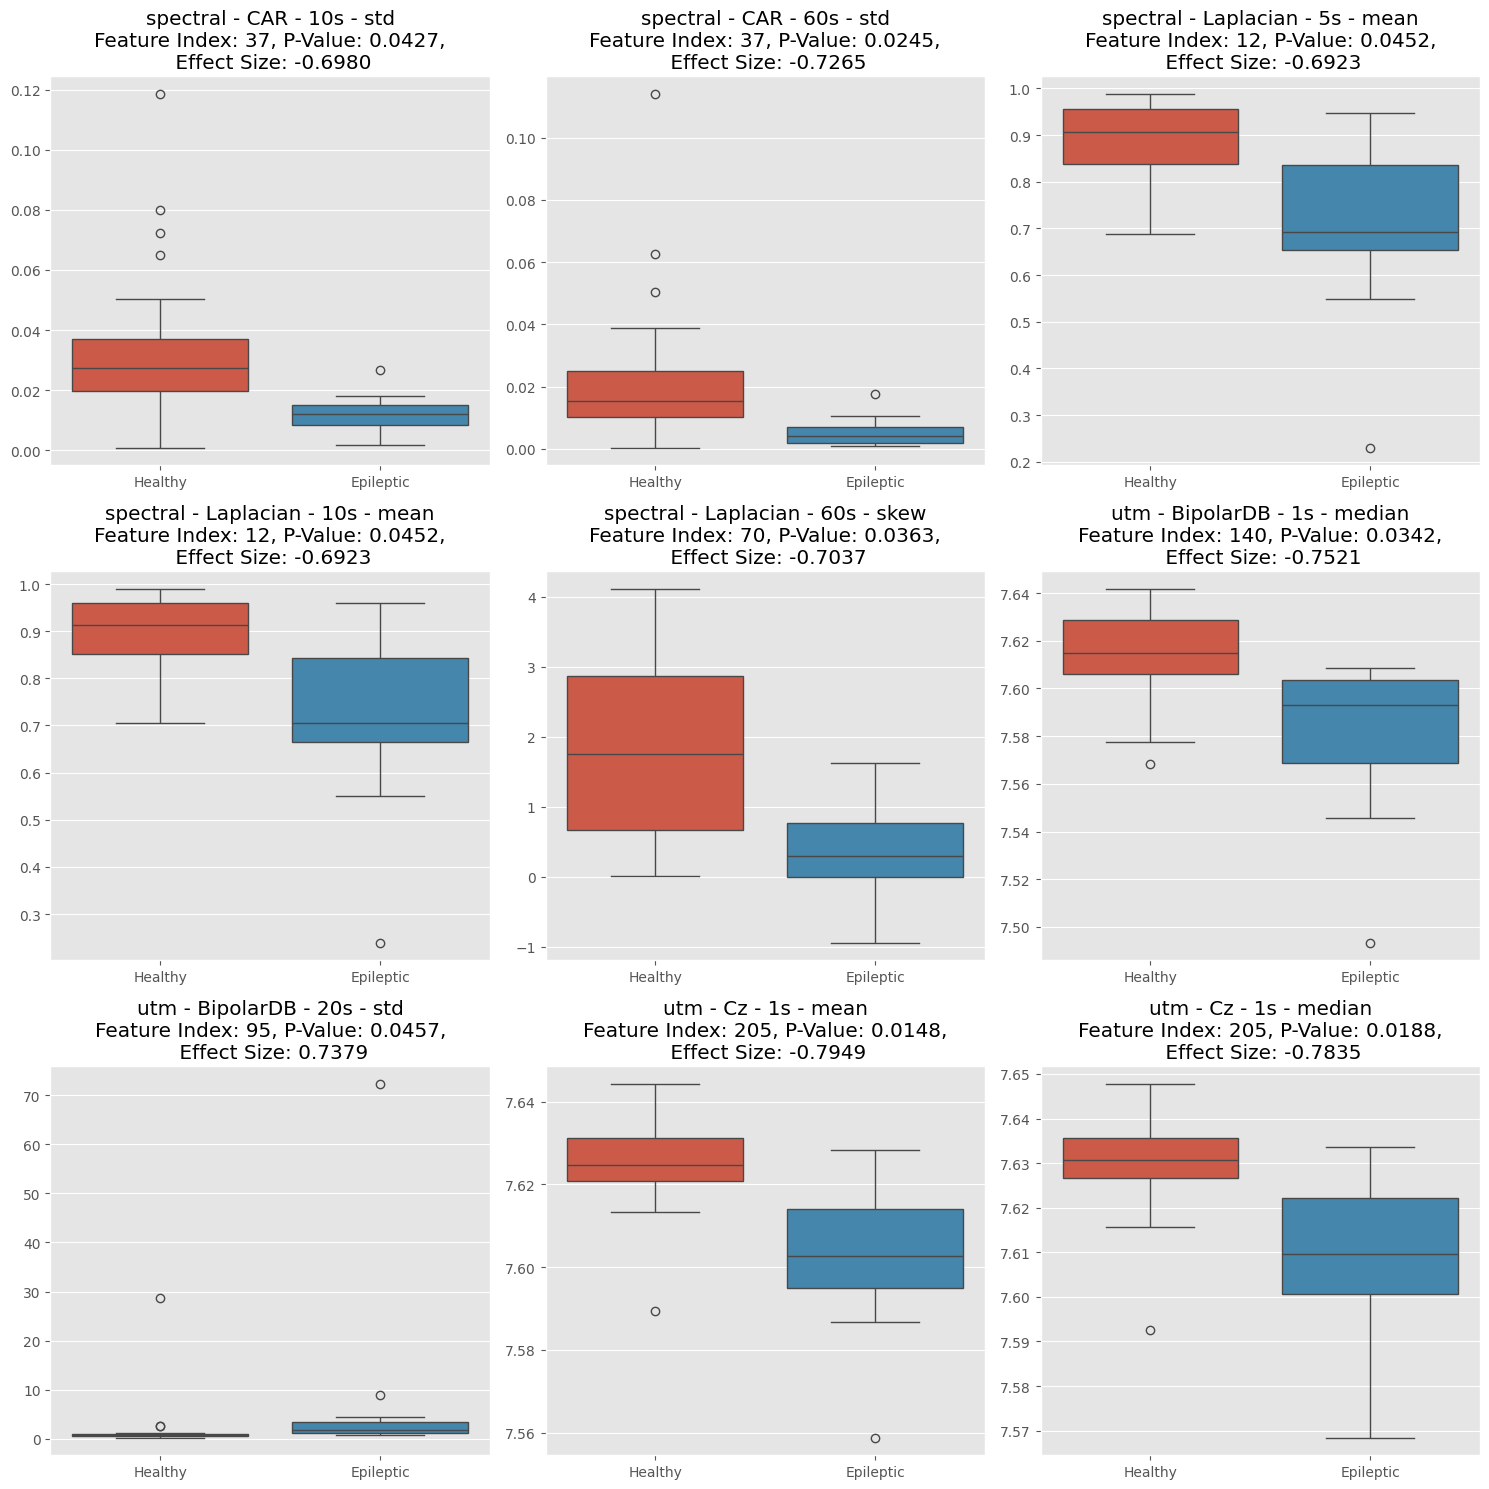
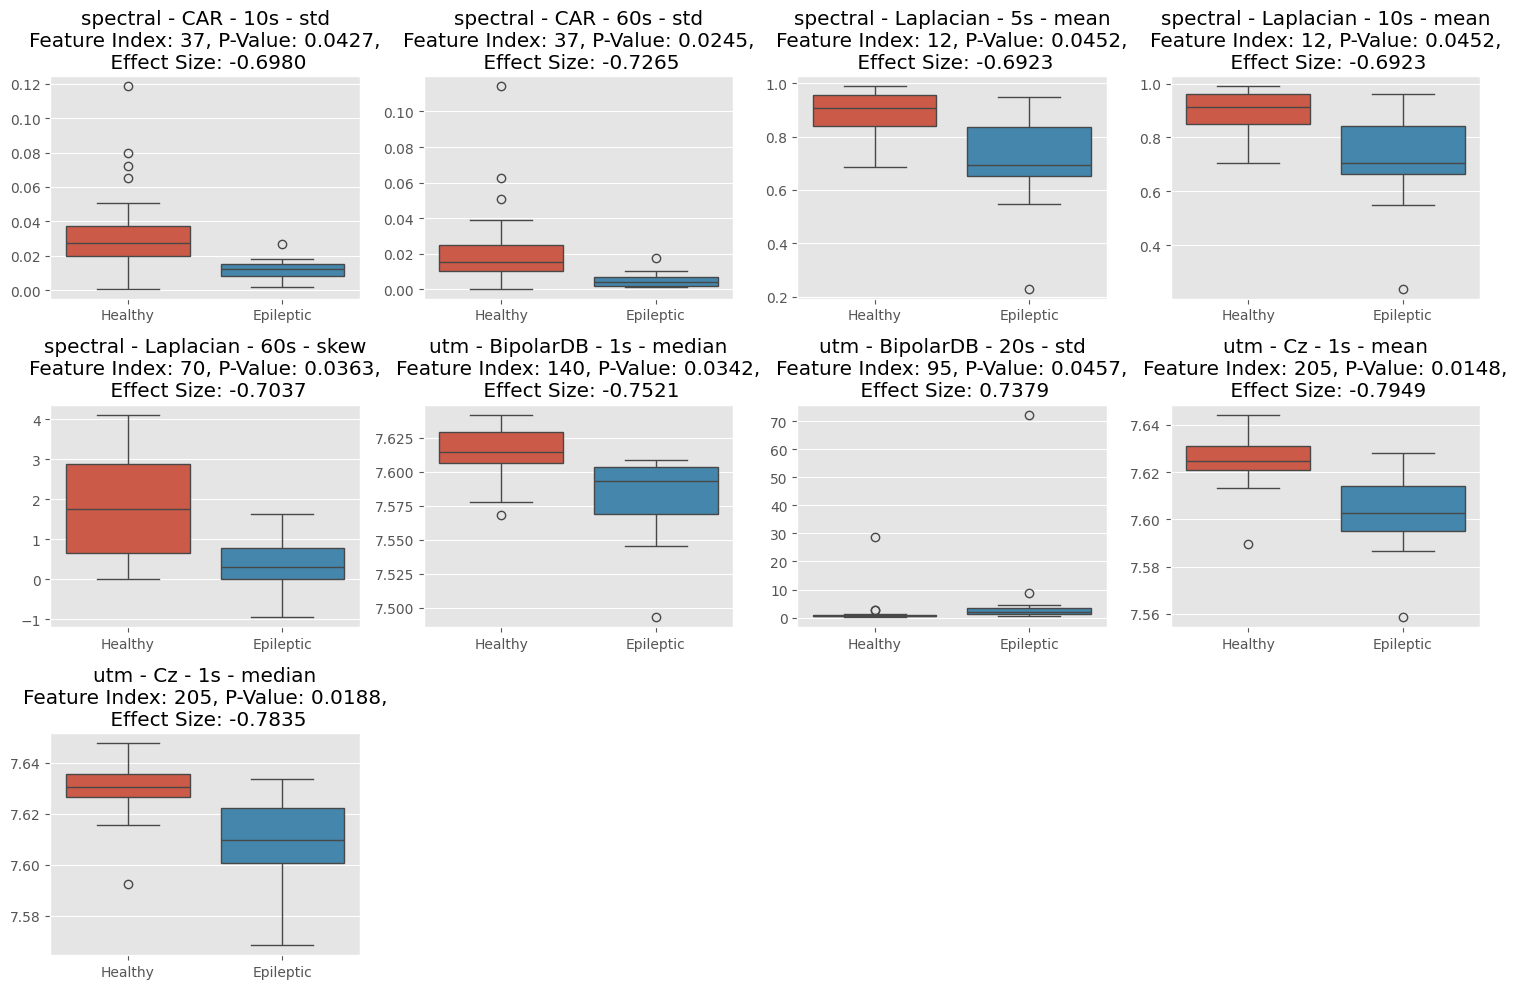
The change to this notebook cell's code, shown as a diff; its figure went from the first image to the second:
--- before
+++ after
@@ -1,4 +1,4 @@
 
-fig, axes = plt.subplots(3, 3, figsize=(15, 15))
+fig, axes = plt.subplots(3,4 , figsize=(15, 10))
 
 for local_idx, (_, row) in enumerate(effect_sizes_df[24:].iterrows()):
@@ -18,5 +18,5 @@
     epileptic_values = features[labels == 1][:, feature_index]
 
-    ax = axes[local_idx // 3, local_idx % 3]
+    ax = axes[local_idx // 4, local_idx % 4]
     sns.boxplot(data=[healthy_values, epileptic_values], ax=ax)
     ax.set_title(f"{feature_name} - {montage} - {seg_length}s - {combiner}\n"
@@ -24,5 +24,15 @@
     ax.set_xticks([0, 1])
     ax.set_xticklabels(['Healthy', 'Epileptic'])
-plt.tight_layout()
+
+    if local_idx == 9:
+        break
+
+#delete the empty subplots
+for i in range(local_idx + 1, 12):
+    fig.delaxes(axes[i // 4, i % 4])
+
+plt.tight_layout()#
+plt.show()
+# Save the significant features DataFrame to a CSV fil
 
 

Commit: Mid-July: Fixed Ensembles, Added Plotting Scripts